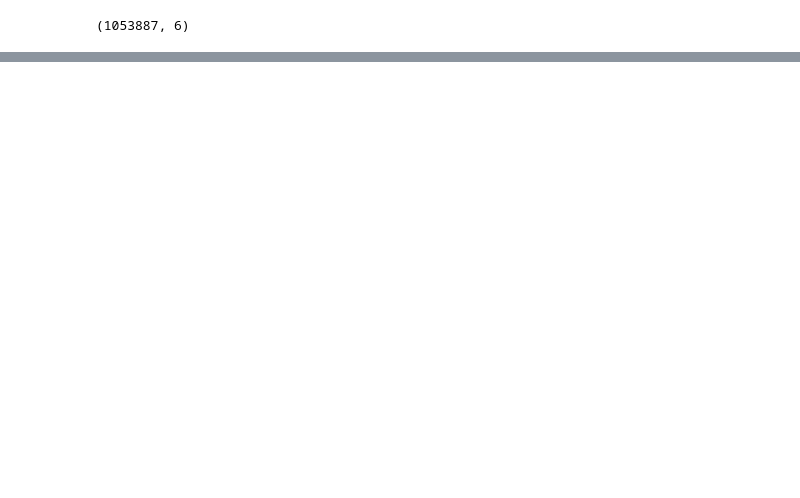
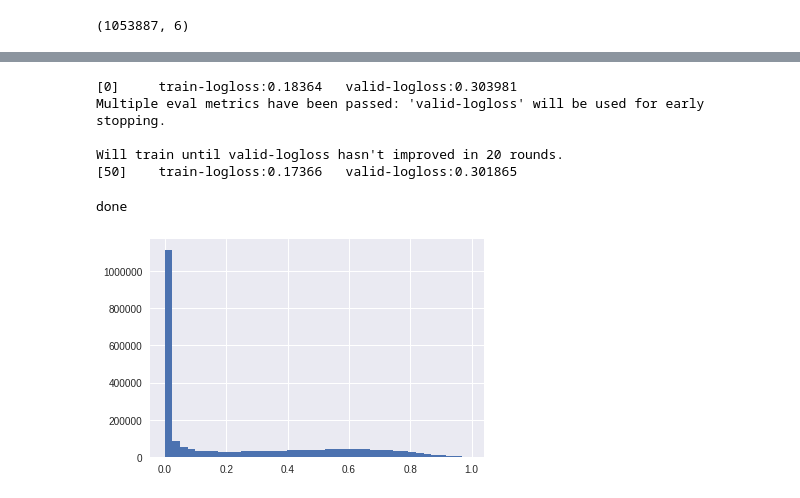
Before and after one commit to tholor/quora_kaggle, a Jupyter notebook: tm_2017-03-24_featuresXGB.ipynb, the cells around one changed output, grey strips where cells are left out. Drawn from its saved outputs; the diff is of its cells as text; code cells hidden in the pictures; blank space fills up the shorter version.

```diff
--- a/tm_2017-03-24_featuresXGB.ipynb
+++ b/tm_2017-03-24_featuresXGB.ipynb
@@ -282,0 +356,7 @@ together = q1bow + q2bow
+# %%
+preds = clf.best_estimator_.predict_proba(X_train)
+
+plt.figure()
+plt.rcParams['figure.figsize'] = (3, 3.0)
+plt.hist(preds,40)
+plt.show()
@@ -317,3 +419,17 @@ bst = xgb.train(params, Dtrain, 300, watchlist, early_stopping_rounds=20, verbos
+# %%
+#maybe continue training...
+ptrain = bst.predict(Dtrain, output_margin=True)
+Dtrain.set_base_margin(ptrain)
+pvalid = bst.predict(Dvalid, output_margin=True)
+Dvalid.set_base_margin(pvalid)
+
+bst = xgb.train(params, Dtrain, 51, watchlist, early_stopping_rounds=20, verbose_eval=50)
+# %% [output]
+[0]     train-logloss:0.18364   valid-logloss:0.303981
+Multiple eval metrics have been passed: 'valid-logloss' will be used for early stopping.
+
+Will train until valid-logloss hasn't improved in 20 rounds.
+[50]    train-logloss:0.17366   valid-logloss:0.301865
 # %%
 ########### THIRD get test set features, predict, convert to 0.165, sanity check and submit
 
@@ -346,3 +447,31 @@ test.to_csv('../submissions/predictions.csv', columns = header,index=False)
+# %%
+def convertPredictions(preds):
+    a = 0.165 / 0.37
+    b = (1 - 0.165) / (1 - 0.37)
+
+    return (preds * a)  / (preds * a + (1 - preds) * b)
+
+def convertPredictionsSmart(preds):
+    slide = np.linspace(0.12,0.21,preds.shape[0])
+    a = slide / 0.37
+    b = (1 - slide) / (1 - 0.37)
+    return (preds * a)  / (preds * a + (1 - preds) * b)
+# %%
+#preds = bst.predict(Dtest)
+#predssimple = convertPredictions(preds)
+predssmart = convertPredictionsSmart(preds)
+
+test["is_duplicate"] = pd.Series(predssmart,index=test.index)
+header = ["test_id", "is_duplicate"]
+test.to_csv('../submissions/predictions.csv', columns = header,index=False)
+
+print("done")
+plt.figure()
+plt.hist(preds,40)
+plt.show()
+# %% [output]
+done
+[figure, added]
 # %%
 from xgboost import plot_tree
 %matplotlib
```
Also changed, not shown: parts of 22 cells of this notebook.
